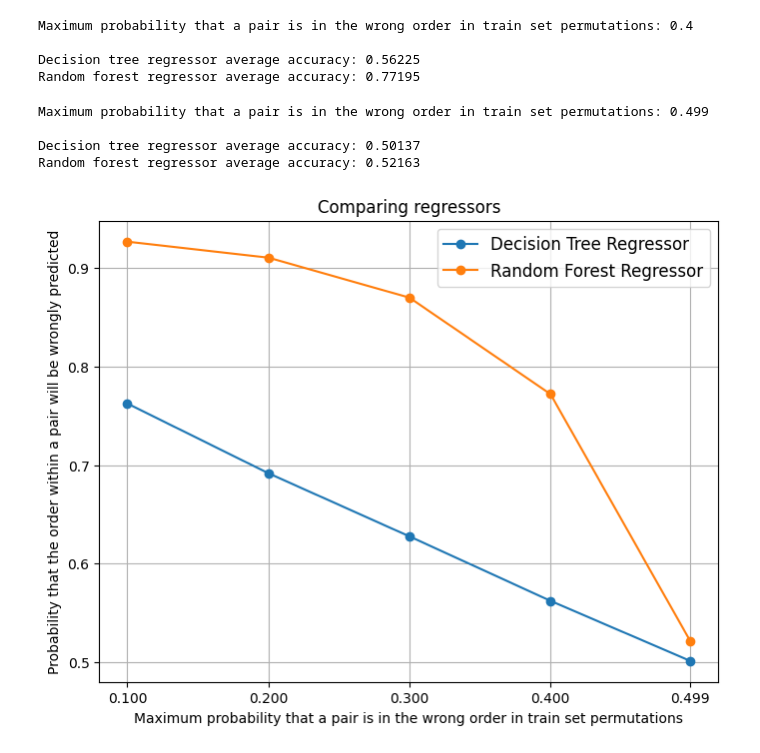
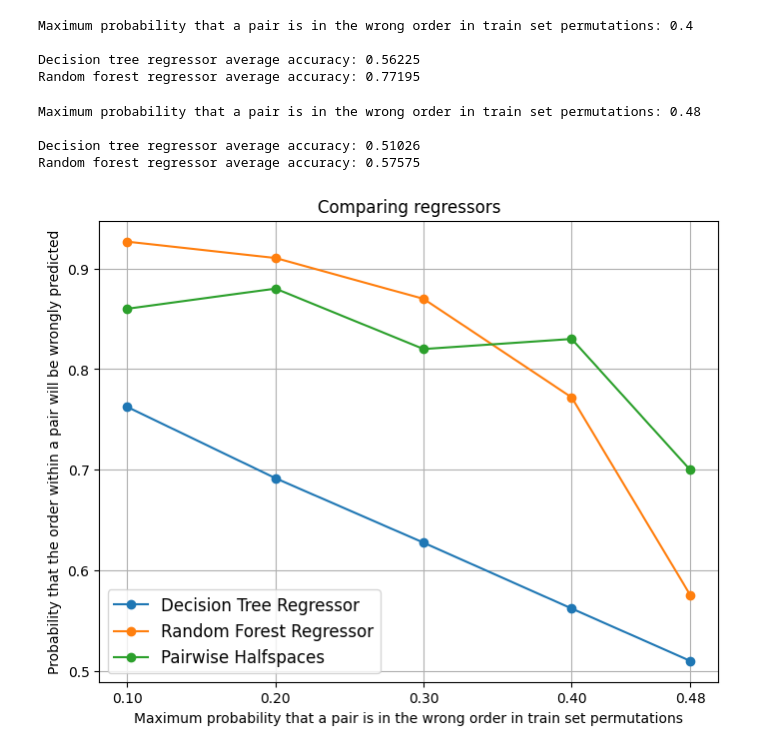
Before and after one commit to gkrinias/label_ranking, a Jupyter notebook: regressor_tests.ipynb, the cells around one changed output. Cells and saved outputs as stored; diff of their text form; code cells hidden in the pictures.

```diff
--- a/regressor_tests.ipynb
+++ b/regressor_tests.ipynb
@@ -90,28 +90,29 @@ Maximum probability that a pair is in the wrong order in train set permutations:
 Decision tree regressor average accuracy: 0.56225
 Random forest regressor average accuracy: 0.77195
 # %%
-eta_max = 0.499
+eta_max = 0.48
 
 error_DTR, error_RFR = RegressorScores(eta_max)
 dtr_scores[eta_max] = error_DTR
 rfr_scores[eta_max] = error_RFR
 # %% [output]
-Maximum probability that a pair is in the wrong order in train set permutations: 0.499
+Maximum probability that a pair is in the wrong order in train set permutations: 0.48
 
-Decision tree regressor average accuracy: 0.50137
-Random forest regressor average accuracy: 0.52163
+Decision tree regressor average accuracy: 0.51026
+Random forest regressor average accuracy: 0.57575
 # %%
 import matplotlib.pyplot as plt
 
 plt.figure(figsize=(8, 6))
 plt.title('Comparing regressors')
 plt.plot(list(dtr_scores.keys()), list(dtr_scores.values()), '-o')
 plt.plot(list(rfr_scores.keys()), list(rfr_scores.values()), '-o')
-plt.legend(['Decision Tree Regressor', 'Random Forest Regressor'], fontsize=12)
+plt.plot(list(dtr_scores.keys()), [0.86, 0.88, 0.82, 0.83, 0.70], '-o')
+plt.legend(['Decision Tree Regressor', 'Random Forest Regressor', 'Pairwise Halfspaces'], fontsize=12)
 plt.xticks(list(dtr_scores.keys()))
 plt.xlabel('Maximum probability that a pair is in the wrong order in train set permutations')
 plt.ylabel('Probability that the order within a pair will be wrongly predicted')
 plt.grid()
 plt.show()
 # %% [output]
-[figure, old version]
+[figure, new version]
```
Also changed, not shown: 2 other files.
